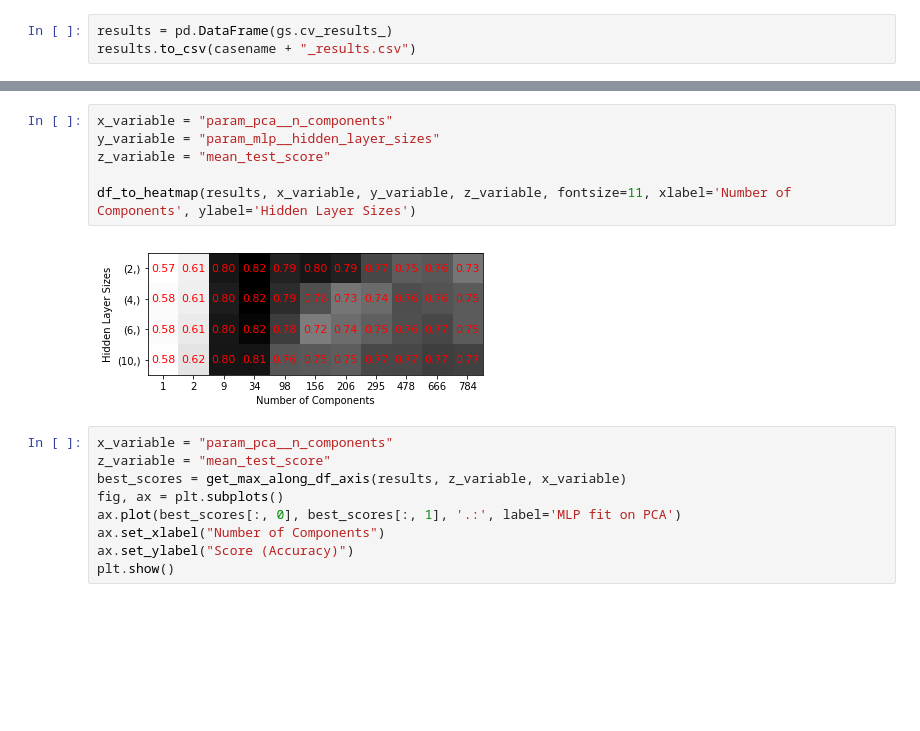
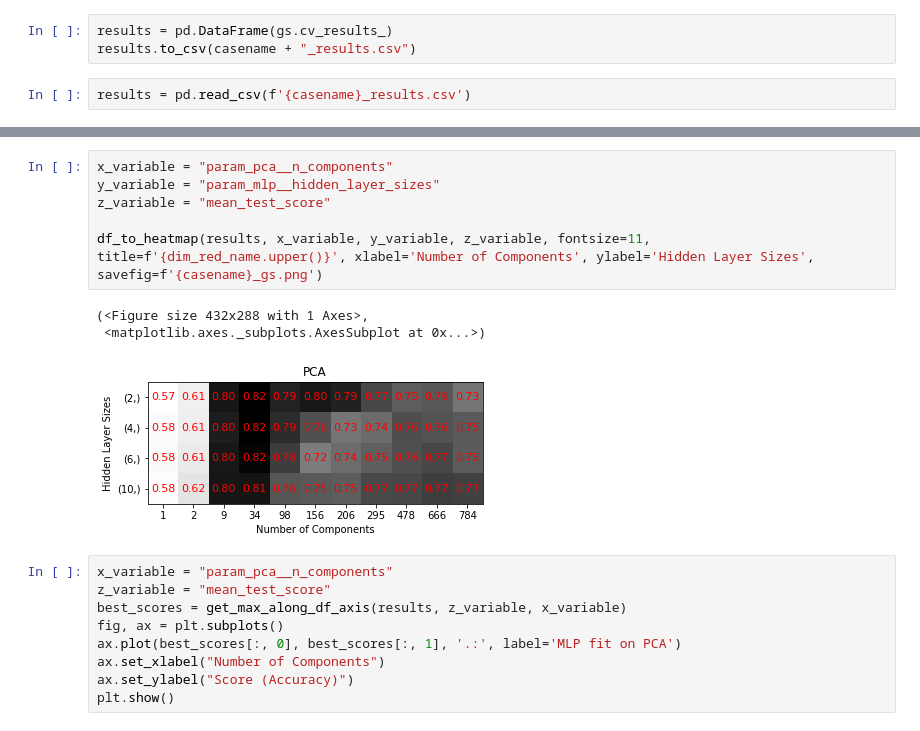
Before and after one commit to scribby182/GT-CS-7641-Assignment-3, a Jupyter notebook: quickdraw_PCA.ipynb, the cells around one changed output, grey strips where cells are left out. Drawn from its saved outputs; the diff is of its cells as text; blank space fills up the shorter version.

```diff
--- a/quickdraw_PCA.ipynb
+++ b/quickdraw_PCA.ipynb
@@ -251,6 +261,8 @@ Pipeline(memory=None,
 # %%
 results = pd.DataFrame(gs.cv_results_)
 results.to_csv(casename + "_results.csv")
+# %%
+results = pd.read_csv(f'{casename}_results.csv')
 # %%
 results.loc[:, ["param_mlp__hidden_layer_sizes", "param_pca__n_components", "mean_test_score", "mean_train_score"]]
 # %% [output]
@@ -274,11 +307,13 @@ results.loc[:, ["param_mlp__hidden_layer_sizes", "param_pca__n_components", "mea
 # %%
 x_variable = "param_pca__n_components"
 y_variable = "param_mlp__hidden_layer_sizes"
 z_variable = "mean_test_score"
 
-df_to_heatmap(results, x_variable, y_variable, z_variable, fontsize=11, xlabel='Number of Components', ylabel='Hidden Layer Sizes')
+df_to_heatmap(results, x_variable, y_variable, z_variable, fontsize=11, title=f'{dim_red_name.upper()}', xlabel='Number of Components', ylabel='Hidden Layer Sizes', savefig=f'{casename}_gs.png')
 # %% [output]
+(<Figure size 432x288 with 1 Axes>,
+ <matplotlib.axes._subplots.AxesSubplot at 0x...>)
-[figure, old version]
+[figure, new version]
 # %%
 x_variable = "param_pca__n_components"
 z_variable = "mean_test_score"
```
Also changed, not shown: parts of 16 cells of this notebook, 15 other files.
